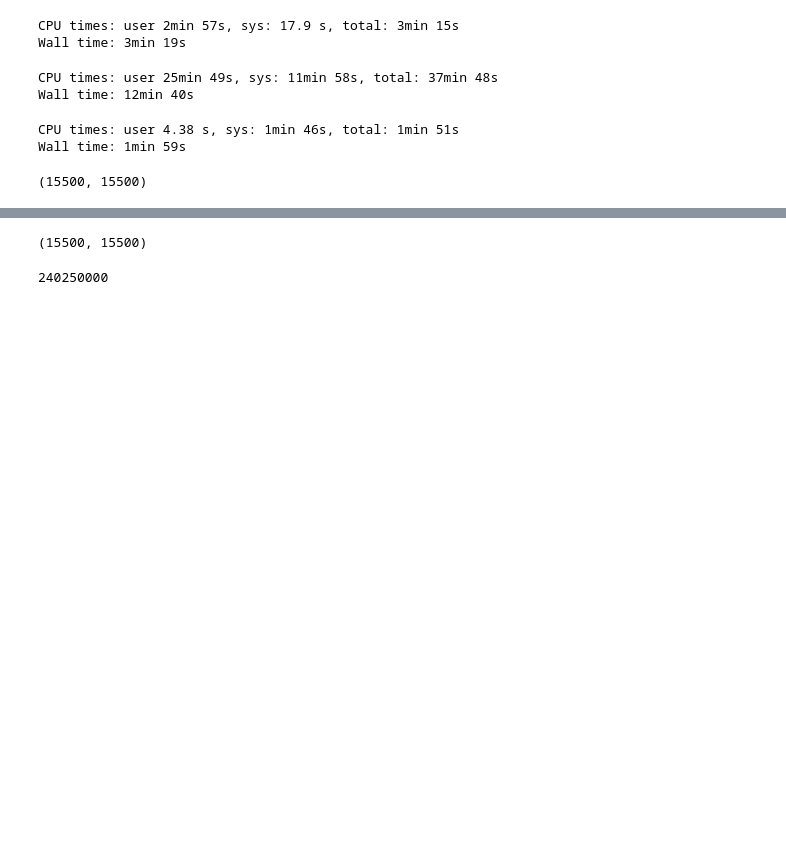
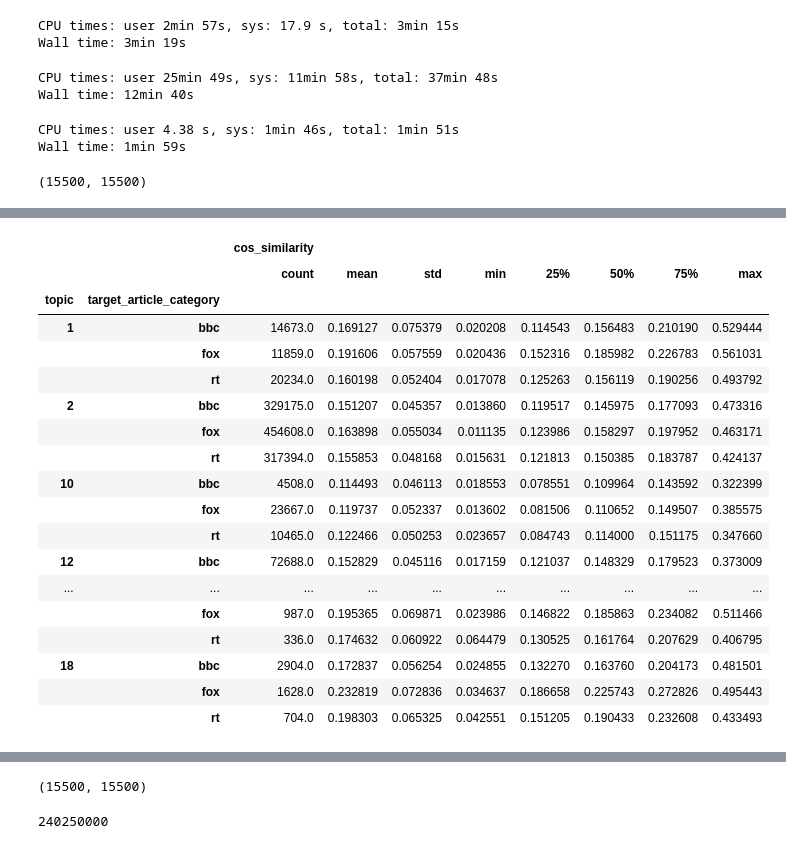
Before and after one commit to AlexanderTyan/NewsBias, a Jupyter notebook: 4_TopicModelling.ipynb, the cells around one changed output, grey strips where cells are left out. Drawn from its saved outputs; the diff is of its cells as text; code cells hidden in the pictures; blank space fills up the shorter version.

```diff
--- a/4_TopicModelling.ipynb
+++ b/4_TopicModelling.ipynb
@@ -800,7 +822,7 @@ topic_translation = {0: 'Unknown',
                      6: 'Entertainment Industry',
                      7: 'Health',
                      8: 'Brexit',
-                     9: 'Space Industy',
+                     9: 'Space Industry',
                      10: 'US Campaign Politics',
                      11: 'Medical Research',
                      12: 'Economy',
@@ -966,0 +989,5 @@ sum(topic_modeling_df_dropped.source != baseline_source)
+# %%
+topic_filter = (topic_modeling_df_dropped.Dominant_Topic == 0)
+idx_thistopic = topic_modeling_df_dropped[topic_filter].index.values
+baseline_filter = (topic_modeling_df_dropped.source != baseline_source)
+idx_baseline = topic_modeling_df_dropped[topic_filter & baseline_filter].index.values
@@ -966,0 +1018,31 @@ sum(topic_modeling_df_dropped.source != baseline_source)
+# %%
+%%time
+chosen_topics = [1, 2, 10, 12, 13, 15, 18]
+all_dfs = []
+baseline_source = 'cnn'
+for topic_num in chosen_topics:
+    print('TOPIC NUM', topic_num)
+    topic_filter = (topic_modeling_df_dropped.Dominant_Topic == topic_num)
+    idx_thistopic = topic_modeling_df_dropped[topic_filter].index.values
+
+    baseline_filter = (topic_modeling_df_dropped.source == baseline_source)
+    othersource_filter = (topic_modeling_df_dropped.source != baseline_source)
+
+    idx_baseline = topic_modeling_df_dropped[topic_filter & baseline_filter].index.values
+    idx_other = topic_modeling_df_dropped[topic_filter & othersource_filter].index.values
+
+    other_sources_df = topic_modeling_df_dropped[topic_filter & othersources_filter]
+    for source in other_sources_df.source.unique():
+        print('SOURCE:', source)
+        other_source_filter = (other_sources_df.source == source)
+        other_source_df = other_sources_df[other_source_filter]  # Other source in this topic
+
+        other_source_idx = other_source_df.index.values
+
+        bias_df = make_bias_df(cnn_idx_arr=idx_baseline,
+                           target_source_idx_arr=other_source_idx,
+                           target_article_category=source,
+                           topic=topic_num,
+                           cos_sim_mat=cos_sim_mat)
+        print(len(bias_df))
+        all_dfs.append(bias_df)
@@ -966,0 +1067,24 @@ sum(topic_modeling_df_dropped.source != baseline_source)
+# %%
+dfs = pd.concat(all_dfs)
+# %%
+dfs.groupby(['topic', 'target_article_category']).describe()
+# %% [output]
+|  |  | cos_similarity |  |  |  |  |  |  |  |
+|  |  | count | mean | std | min | 25% | 50% | 75% | max |
+| topic | target_article_category |  |  |  |  |  |  |  |  |
+| 1 | bbc | 14673.0 | 0.169127 | 0.075379 | 0.020208 | 0.114543 | 0.156483 | 0.210190 | 0.529444 |
+|  | fox | 11859.0 | 0.191606 | 0.057559 | 0.020436 | 0.152316 | 0.185982 | 0.226783 | 0.561031 |
+|  | rt | 20234.0 | 0.160198 | 0.052404 | 0.017078 | 0.125263 | 0.156119 | 0.190256 | 0.493792 |
+| 2 | bbc | 329175.0 | 0.151207 | 0.045357 | 0.013860 | 0.119517 | 0.145975 | 0.177093 | 0.473316 |
+|  | fox | 454608.0 | 0.163898 | 0.055034 | 0.011135 | 0.123986 | 0.158297 | 0.197952 | 0.463171 |
+|  | rt | 317394.0 | 0.155853 | 0.048168 | 0.015631 | 0.121813 | 0.150385 | 0.183787 | 0.424137 |
+| 10 | bbc | 4508.0 | 0.114493 | 0.046113 | 0.018553 | 0.078551 | 0.109964 | 0.143592 | 0.322399 |
+|  | fox | 23667.0 | 0.119737 | 0.052337 | 0.013602 | 0.081506 | 0.110652 | 0.149507 | 0.385575 |
+|  | rt | 10465.0 | 0.122466 | 0.050253 | 0.023657 | 0.084743 | 0.114000 | 0.151175 | 0.347660 |
+| 12 | bbc | 72688.0 | 0.152829 | 0.045116 | 0.017159 | 0.121037 | 0.148329 | 0.179523 | 0.373009 |
+| ... | ... | ... | ... | ... | ... | ... | ... | ... | ... |
+|  | fox | 987.0 | 0.195365 | 0.069871 | 0.023986 | 0.146822 | 0.185863 | 0.234082 | 0.511466 |
+|  | rt | 336.0 | 0.174632 | 0.060922 | 0.064479 | 0.130525 | 0.161764 | 0.207629 | 0.406795 |
+| 18 | bbc | 2904.0 | 0.172837 | 0.056254 | 0.024855 | 0.132270 | 0.163760 | 0.204173 | 0.481501 |
+|  | fox | 1628.0 | 0.232819 | 0.072836 | 0.034637 | 0.186658 | 0.225743 | 0.272826 | 0.495443 |
+|  | rt | 704.0 | 0.198303 | 0.065325 | 0.042551 | 0.151205 | 0.190433 | 0.232608 | 0.433493 |
```
Also changed, not shown: parts of 25 cells of this notebook, 4 other files.
